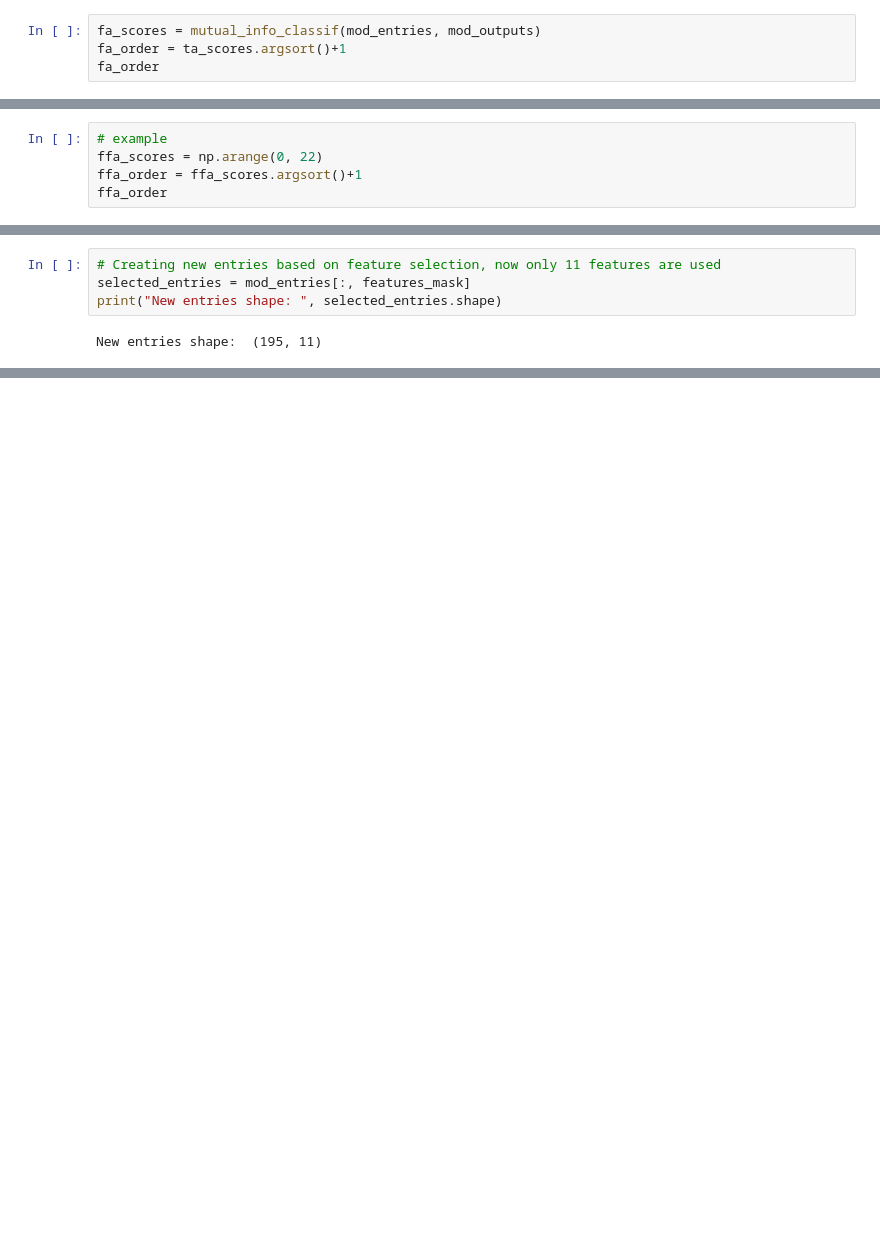
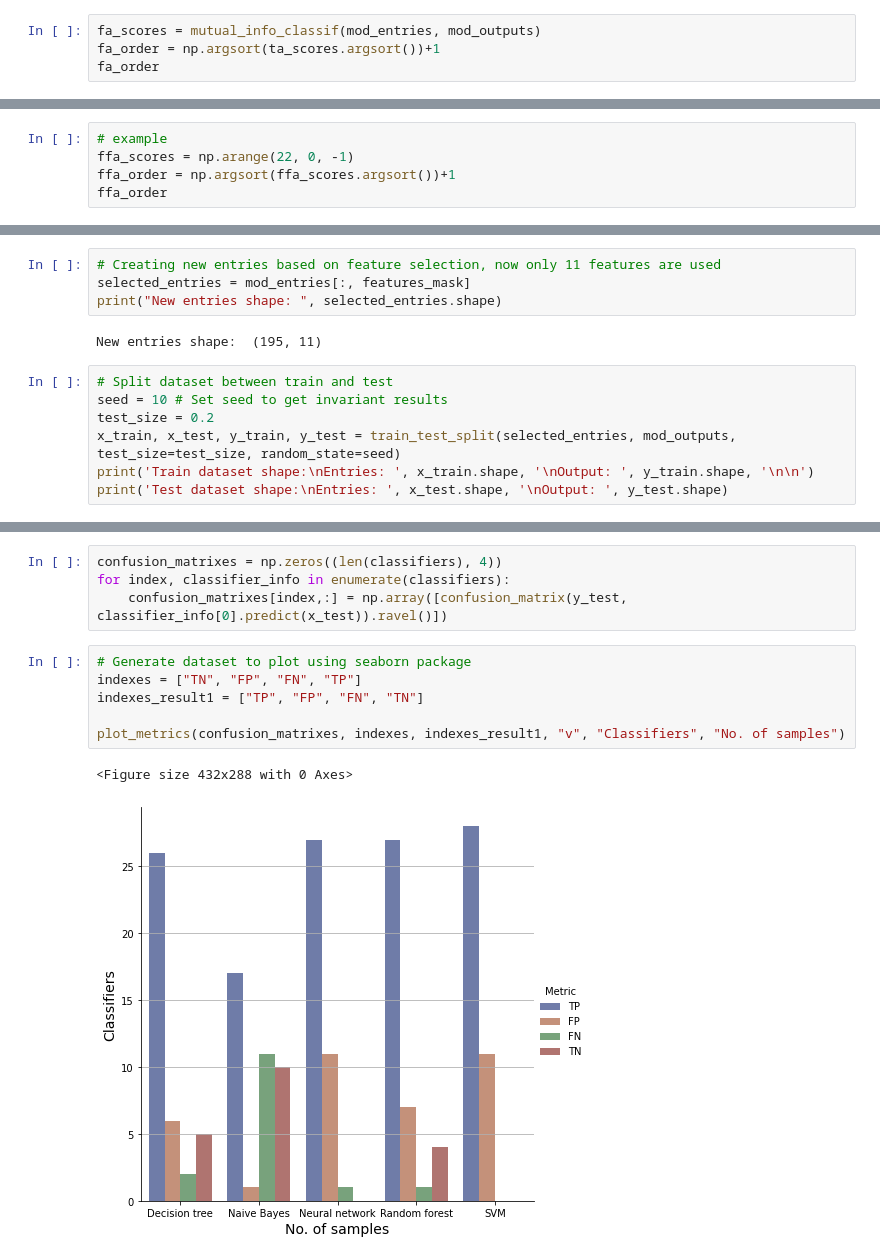
Before and after one commit to cleversonahum/parkinson_diagnosis_ml, a Jupyter notebook: parkinson_diagnosis.ipynb, the cells around one changed output, grey strips where cells are left out. Saved outputs shown, nothing was run; the diff lists cells and outputs as text; blank space fills up the shorter version.

Commit message:
adding results to modified dataset (again)

```diff
--- a/parkinson_diagnosis.ipynb
+++ b/parkinson_diagnosis.ipynb
@@ -382,6 +387,6 @@ array([21, 17, 18,  9,  8,  6,  7, 11, 14, 10, 12,  4, 15, 16,  2,  3, 13,
 # Fourth Agent
 # %%
 fa_scores = mutual_info_classif(mod_entries, mod_outputs)
-fa_order = ta_scores.argsort()+1
+fa_order = np.argsort(ta_scores.argsort())+1
 fa_order
 # %% [output]
@@ -391,7 +396,7 @@ array([21, 17, 18,  9,  8,  6,  7, 11, 14, 10, 12,  4, 15, 16,  2,  3, 13,
 # Fifth Agent
 # %%
 # example
-ffa_scores = np.arange(0, 22)
-ffa_order = ffa_scores.argsort()+1
+ffa_scores = np.arange(22, 0, -1)
+ffa_order = np.argsort(ffa_scores.argsort())+1
 ffa_order
 # %% [output]
@@ -449,3 +454,10 @@ selected_entries = mod_entries[:, features_mask]
 print("New entries shape: ", selected_entries.shape)
 # %% [output]
 New entries shape:  (195, 11)
+# %%
+# Split dataset between train and test
+seed = 10 # Set seed to get invariant results
+test_size = 0.2
+x_train, x_test, y_train, y_test = train_test_split(selected_entries, mod_outputs, test_size=test_size, random_state=seed)
+print('Train dataset shape:\nEntries: ', x_train.shape, '\nOutput: ', y_train.shape, '\n\n')
+print('Test dataset shape:\nEntries: ', x_test.shape, '\nOutput: ', y_test.shape)
@@ -451,0 +569,13 @@ New entries shape:  (195, 11)
+# %%
+confusion_matrixes = np.zeros((len(classifiers), 4))
+for index, classifier_info in enumerate(classifiers):
+    confusion_matrixes[index,:] = np.array([confusion_matrix(y_test, classifier_info[0].predict(x_test)).ravel()])
+# %%
+# Generate dataset to plot using seaborn package
+indexes = ["TN", "FP", "FN", "TP"]
+indexes_result1 = ["TP", "FP", "FN", "TN"]
+
+plot_metrics(confusion_matrixes, indexes, indexes_result1, "v", "Classifiers", "No. of samples")
+# %% [output]
+<Figure size 432x288 with 0 Axes>
+[figure, added]
```
Also changed, not shown: parts of 24 cells of this notebook.
